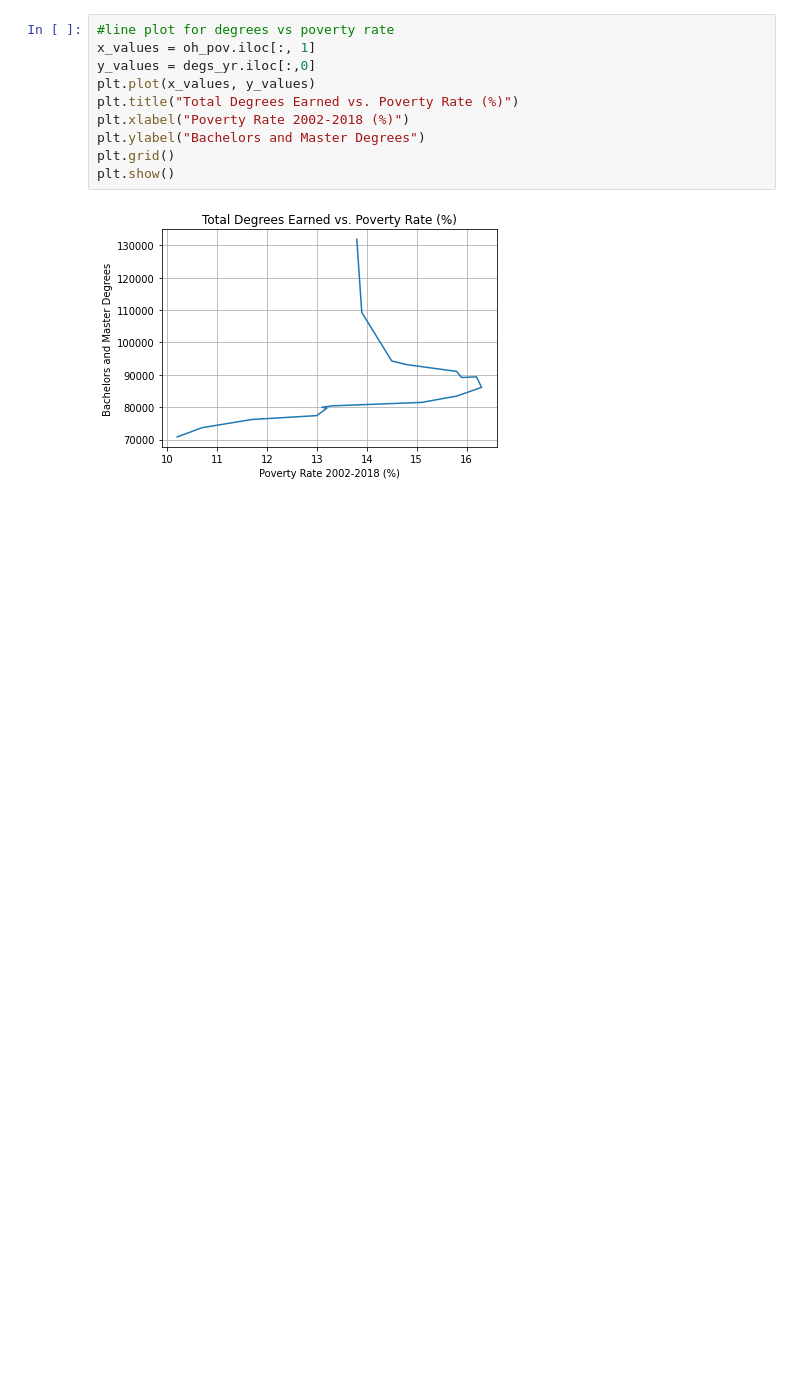
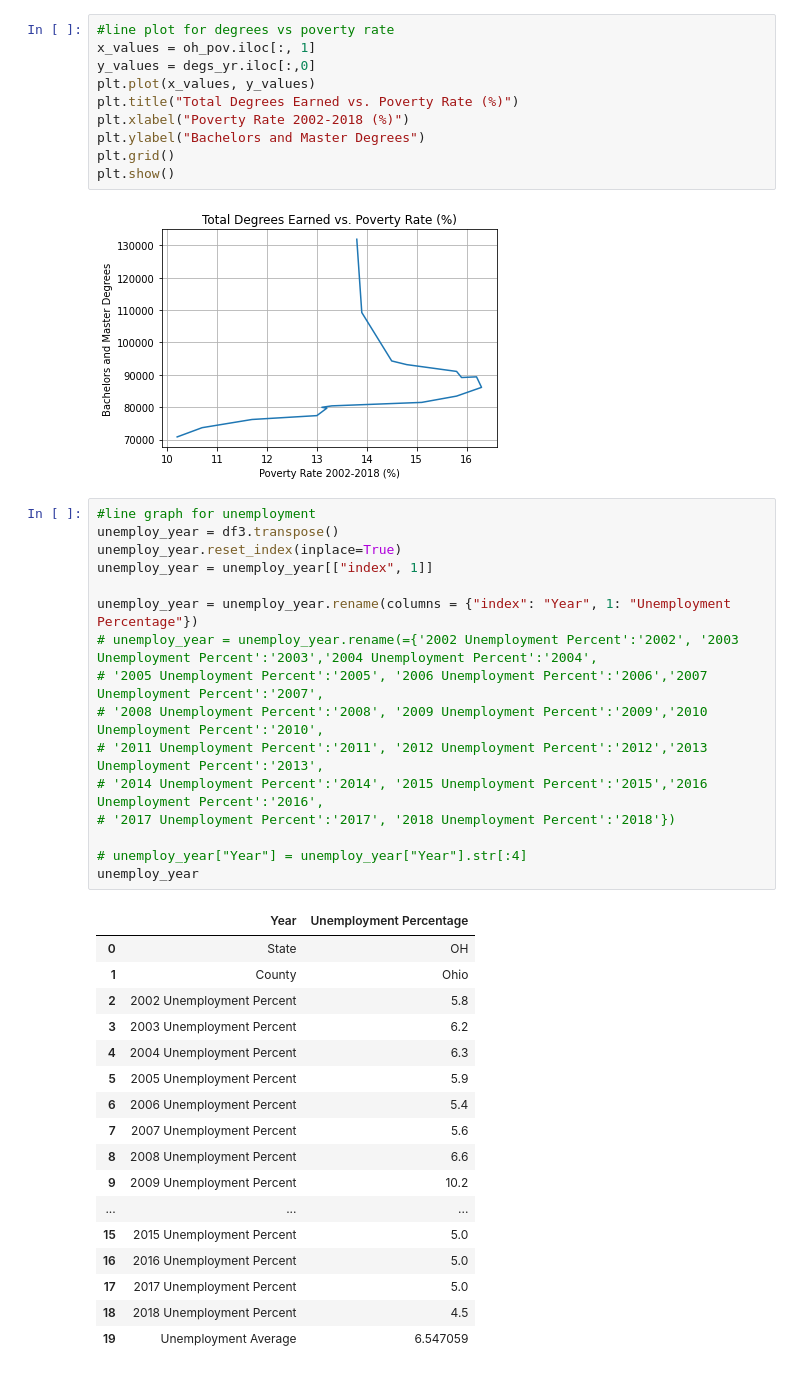
Before and after one commit to AntwonS116/Project-Ohio-College-Analysis, a Jupyter notebook: data.ipynb, the cells around one changed output. Cells and saved outputs as stored; diff of their text form; blank space fills up the shorter version.

```diff
--- a/data.ipynb
+++ b/data.ipynb
@@ -571,3 +571,37 @@ plt.grid()
 plt.show()
 # %% [output]
 [figure]
+# %%
+#line graph for unemployment
+unemploy_year = df3.transpose()
+unemploy_year.reset_index(inplace=True)
+unemploy_year = unemploy_year[["index", 1]]
+
+unemploy_year = unemploy_year.rename(columns = {"index": "Year", 1: "Unemployment Percentage"})
+# unemploy_year = unemploy_year.rename(={'2002 Unemployment Percent':'2002', '2003 Unemployment Percent':'2003','2004 Unemployment Percent':'2004',
+# '2005 Unemployment Percent':'2005', '2006 Unemployment Percent':'2006','2007 Unemployment Percent':'2007',
+# '2008 Unemployment Percent':'2008', '2009 Unemployment Percent':'2009','2010 Unemployment Percent':'2010',
+# '2011 Unemployment Percent':'2011', '2012 Unemployment Percent':'2012','2013 Unemployment Percent':'2013',
+# '2014 Unemployment Percent':'2014', '2015 Unemployment Percent':'2015','2016 Unemployment Percent':'2016',
+# '2017 Unemployment Percent':'2017', '2018 Unemployment Percent':'2018'})
+
+# unemploy_year["Year"] = unemploy_year["Year"].str[:4]
+unemploy_year
+# %% [output]
+|  | Year | Unemployment Percentage |
+| 0 | State | OH |
+| 1 | County | Ohio |
+| 2 | 2002 Unemployment Percent | 5.8 |
+| 3 | 2003 Unemployment Percent | 6.2 |
+| 4 | 2004 Unemployment Percent | 6.3 |
+| 5 | 2005 Unemployment Percent | 5.9 |
+| 6 | 2006 Unemployment Percent | 5.4 |
+| 7 | 2007 Unemployment Percent | 5.6 |
+| 8 | 2008 Unemployment Percent | 6.6 |
+| 9 | 2009 Unemployment Percent | 10.2 |
+| ... | ... | ... |
+| 15 | 2015 Unemployment Percent | 5.0 |
+| 16 | 2016 Unemployment Percent | 5.0 |
+| 17 | 2017 Unemployment Percent | 5.0 |
+| 18 | 2018 Unemployment Percent | 4.5 |
+| 19 | Unemployment Average | 6.547059 |
```
Also changed, not shown: parts of 2 cells of this notebook.
